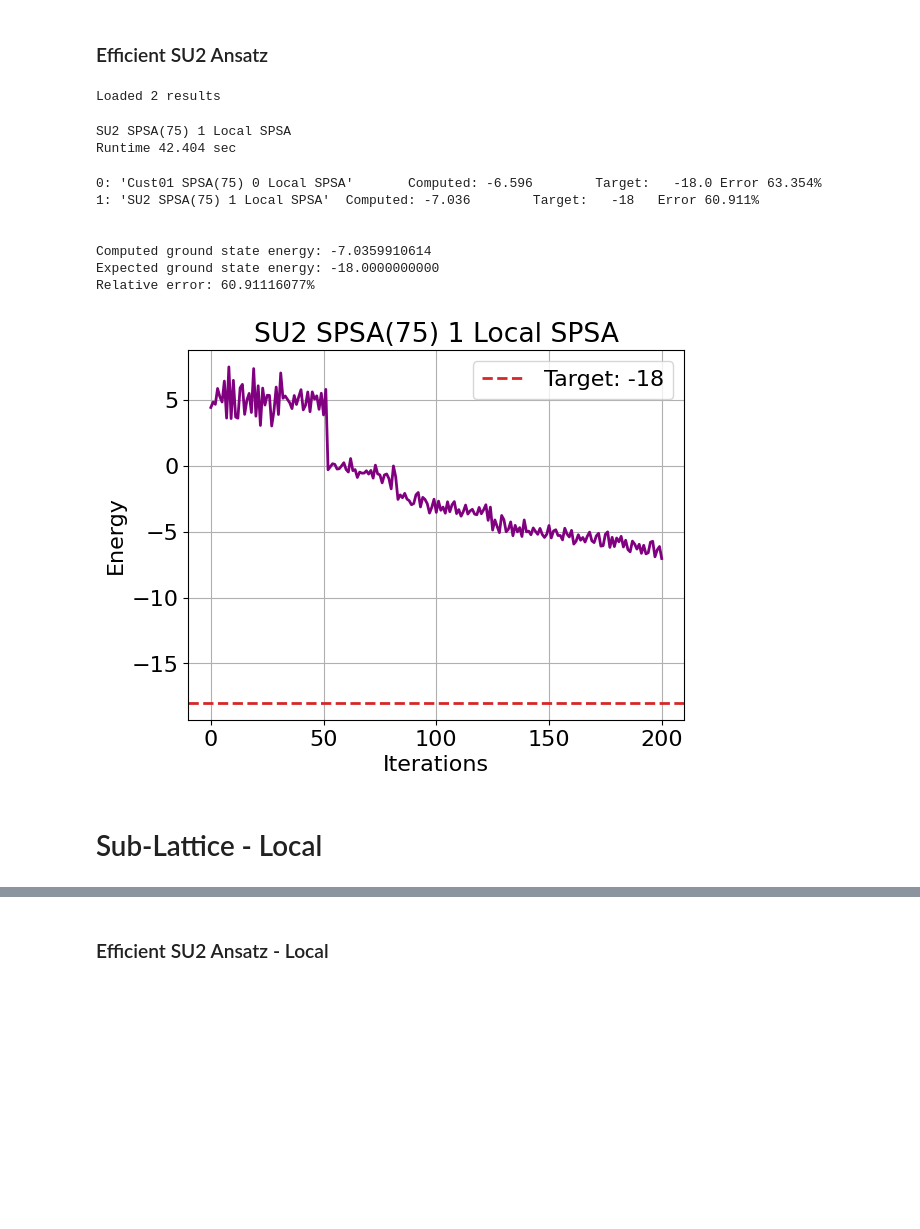
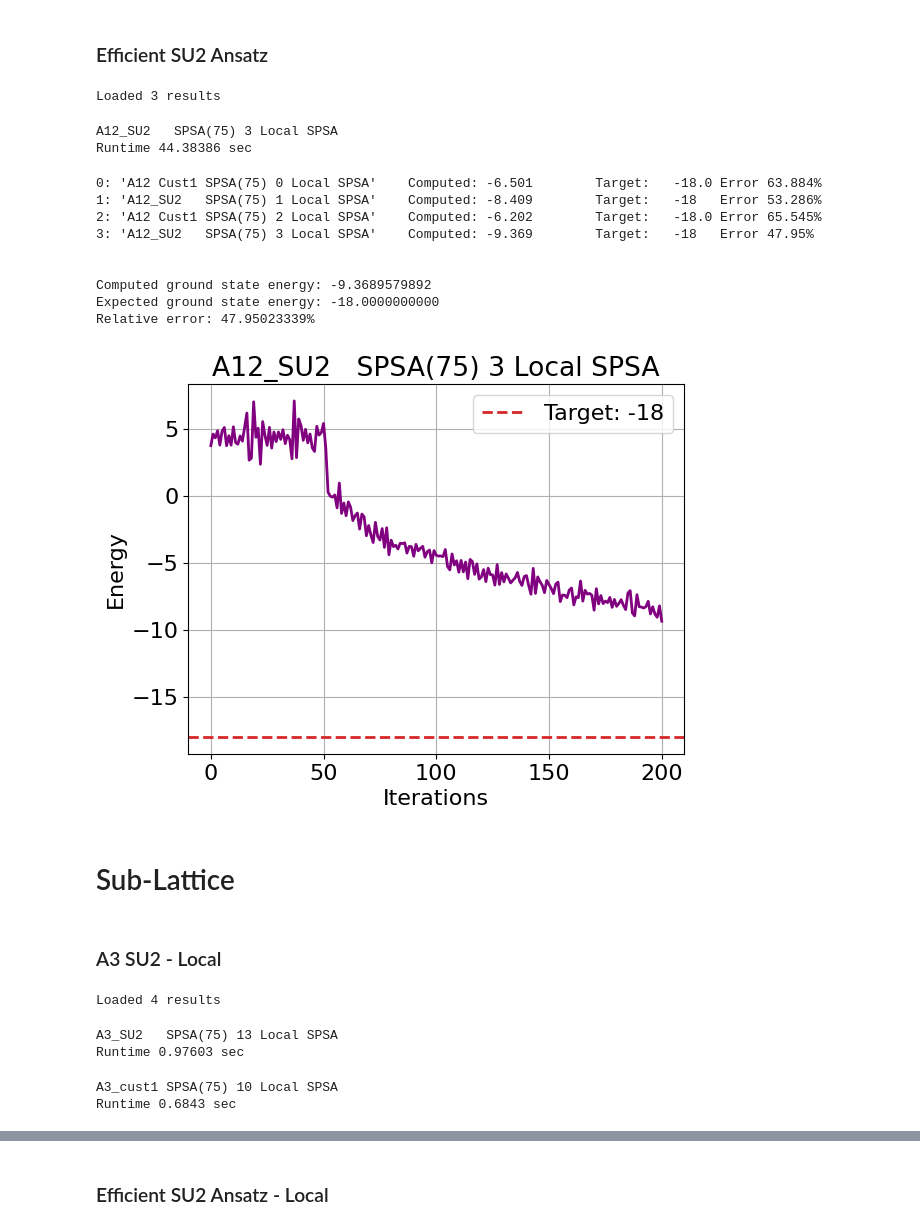
Before and after one commit to rrodenbusch/open-science-prize-2022, a Jupyter notebook: SubLattice.ipynb, the cells around one changed output, grey strips where cells are left out. Drawn from its saved outputs; the diff is of its cells as text; code cells hidden in the pictures; blank space fills up the shorter version.

```diff
--- a/SubLattice.ipynb
+++ b/SubLattice.ipynb
@@ -889,6 +371,5 @@ optimizer01_label = 'SPSA(75)'
 # %% [markdown]
 ### Custom Ansatz
 # %%
-FullResults = load_customVQE(fnameFull)
-# FullResults = []
+FullResults = kagome.load_customVQE(fnameFull)
 # %% [output]
@@ -920,22 +404,22 @@ Relative error: 63.35391036%
 # %% [markdown]
 ### Efficient SU2 Ansatz
 # %%
-FullResults = load_customVQE(fnameFull)
+FullResults = kagome.load_customVQE(fnameFull)
 # %% [output]
-Loaded 2 results
+Loaded 3 results
 # %%
 # Local Simulator
-H = ham_16
+H = H16
 target = -18.0
-label = f"SU2 {optimizer01_label}"
-custom_vqe = runCustomVQE(H, ansatz16_opt, SPSA_optimizer_01,
+label = f"A12_SU2   {SPSA_01_label}"
+custom_vqe = kagome.runCustomVQE(H, A12_SU2_opt, SPSA_01,
                           service=None, backend=None,
                           timeout=180, x0=None, target=-18,
                           resultsList=FullResults,
                           label=label )
-save_object(FullResults,fnameFull)
+kagome.save_customVQE(FullResults,fnameFull)
 # %% [output]
-SU2 SPSA(75) 1 Local SPSA
-Runtime 42.404 sec
+A12_SU2   SPSA(75) 3 Local SPSA
+Runtime 44.38386 sec
 # %%
 # Cloud Solver
@@ -951,14 +435,50 @@ save_object(FullResults,fnameFull)
 # %%
-list_results(FullResults)
+kagome.list_results(FullResults)
 FullResults[-1].show_result()
 # %% [output]
-0: 'Cust01 SPSA(75) 0 Local SPSA'       Computed: -6.596        Target:   -18.0 Error 63.354%
-1: 'SU2 SPSA(75) 1 Local SPSA'  Computed: -7.036        Target:   -18   Error 60.911%
+0: 'A12 Cust1 SPSA(75) 0 Local SPSA'    Computed: -6.501        Target:   -18.0 Error 63.884%
+1: 'A12_SU2   SPSA(75) 1 Local SPSA'    Computed: -8.409        Target:   -18   Error 53.286%
+2: 'A12 Cust1 SPSA(75) 2 Local SPSA'    Computed: -6.202        Target:   -18.0 Error 65.545%
+3: 'A12_SU2   SPSA(75) 3 Local SPSA'    Computed: -9.369        Target:   -18   Error 47.95%
 
 
-Computed ground state energy: -7.0359910614
+Computed ground state energy: -9.3689579892
 Expected ground state energy: -18.0000000000
-Relative error: 60.91116077%
+Relative error: 47.95023339%
-[figure, old version]
+[figure, new version]
 # %% [markdown]
-# Sub-Lattice - Local
+# Sub-Lattice
+# %% [markdown]
+### A3 SU2 - Local
+# %%
+SubResults = kagome.load_customVQE(fnameSub)
+# %% [output]
+Loaded 4 results
+# %%
+# Local Simulation
+H = H3
+target = targets[3]
+label = f"A3_SU2   {SPSA_01_label}"
+custom_vqe = kagome.runCustomVQE(H, A3_SU2_opt, SPSA_01,
+                          timeout=180, x0=None, target=target,
+                          service=None, backend=None,
+                          resultsList=SubResults,
+                          label=label )
+kagome.save_customVQE(SubResults,fnameSub)
+# %% [output]
+A3_SU2   SPSA(75) 13 Local SPSA
+Runtime 0.97603 sec
+# %%
+# Local Simulation
+H = H3
+target = targets[3]
+label = f"A3_cust1 {SPSA_01_label}"
+custom_vqe = kagome.runCustomVQE(H, A3_cust1_opt, SPSA_01,
+                          timeout=180, x0=None, target=target,
+                          service=None, backend=None,
+                          resultsList=SubResults,
+                          label=label )
+kagome.save_customVQE(SubResults,fnameSub)
+# %% [output]
+A3_cust1 SPSA(75) 10 Local SPSA
+Runtime 0.6843 sec
```
Also changed, not shown: parts of 65 cells of this notebook, 5 other files.
